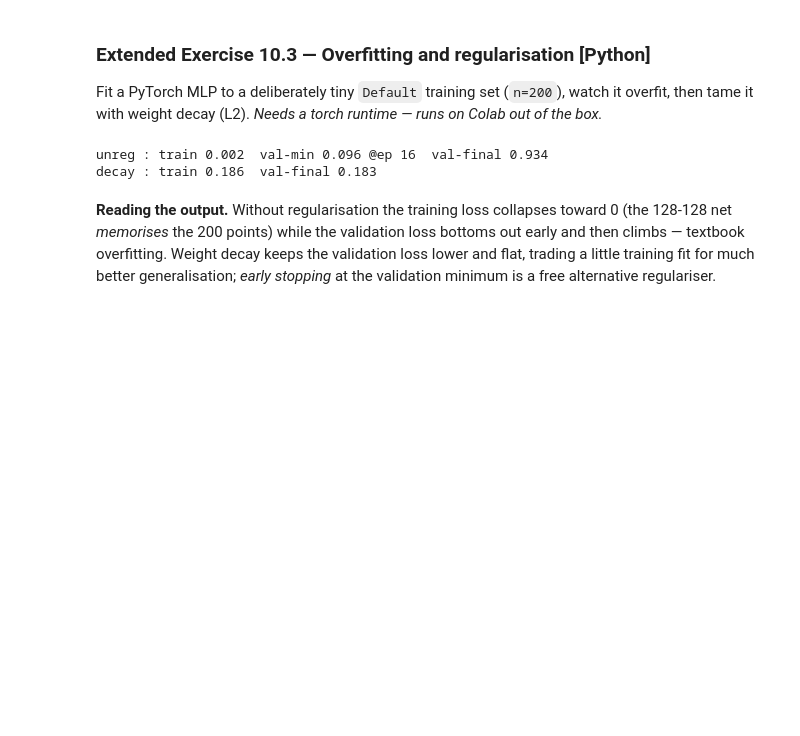
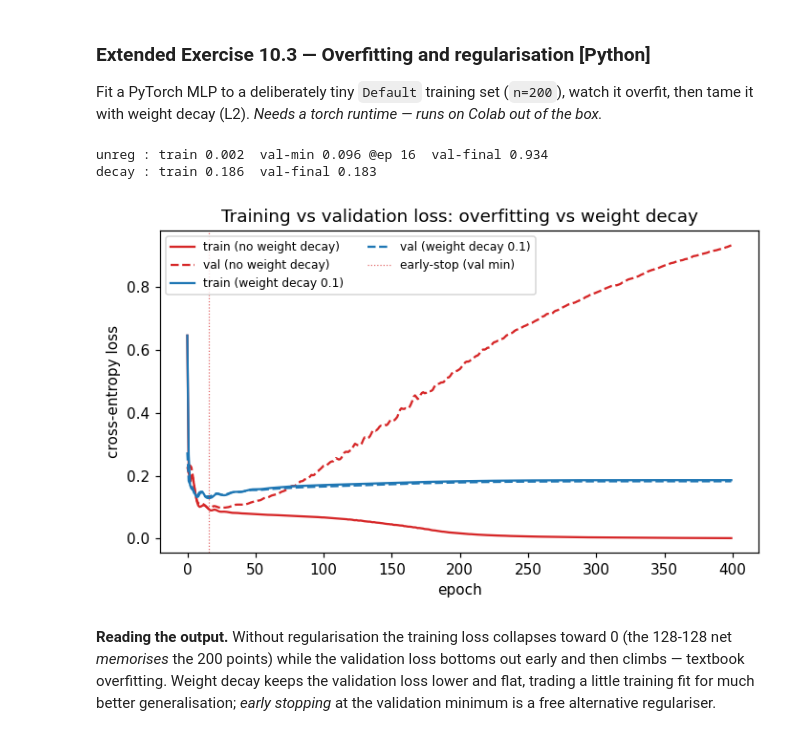
Before and after one commit to ChrisW09/Quantitative-Research-Methods, a Jupyter notebook: Lab_Notebooks/chapter_10_lab.ipynb, the cells around one changed output. Saved outputs shown, nothing was run; the diff lists cells and outputs as text; code cells hidden in the pictures; blank space fills up the shorter version.

```diff
--- a/Lab_Notebooks/chapter_10_lab.ipynb
+++ b/Lab_Notebooks/chapter_10_lab.ipynb
@@ -208,33 +208,46 @@ if HAVE_TORCH:
     Xtr, Xte = map(lambda a: torch.tensor(a, dtype=torch.float32), (Xtr, Xte))
     ytr, yte = map(lambda a: torch.tensor(a, dtype=torch.int64),   (ytr, yte))
 
     def curve(weight_decay, epochs=400):               # returns per-epoch losses
         torch.manual_seed(1)                           # reproducible weights
         net = nn.Sequential(nn.Linear(3, 128), nn.ReLU(),   # wide MLP, no dropout
                             nn.Linear(128, 128), nn.ReLU(),
                             nn.Linear(128, 2))
         loss_fn = nn.CrossEntropyLoss()                # softmax + log-loss in one
         opt = optim.Adam(net.parameters(), lr=1e-2,
                          weight_decay=weight_decay)     # L2 penalty lives here
         tr, va = [], []
         for _ in range(epochs):                        # full-batch gradient steps
             opt.zero_grad(); loss = loss_fn(net(Xtr), ytr)
             loss.backward(); opt.step()                # backprop + update
             with torch.no_grad():                      # eval: no gradients
                 tr.append(loss.item())
                 va.append(loss_fn(net(Xte), yte).item())
         return tr, va
 
     tr0, va0 = curve(0.0)                              # unregularised -> overfits
     tr1, va1 = curve(0.1)                              # strong weight decay (L2)
     print(f"unreg : train {tr0[-1]:.3f}  val-min {min(va0):.3f} "
           f"@ep {int(np.argmin(va0))}  val-final {va0[-1]:.3f}")
     print(f"decay : train {tr1[-1]:.3f}  val-final {va1[-1]:.3f}")
     # Typical: unreg train -> ~0 but val U-turns upward (overfitting);
     #          decay keeps val lower and flat. Early stopping = val minimum.
+
+    # Two-curve overfitting diagnostic: train vs validation loss.
+    fig, ax = plt.subplots(figsize=(6.5, 4))
+    ax.plot(tr0, color="C3", label="train (no weight decay)")
+    ax.plot(va0, color="C3", ls="--", label="val (no weight decay)")
+    ax.plot(tr1, color="C0", label="train (weight decay 0.1)")
+    ax.plot(va1, color="C0", ls="--", label="val (weight decay 0.1)")
+    ax.axvline(int(np.argmin(va0)), color="C3", lw=0.8, ls=":", alpha=0.7,
+               label="early-stop (val min)")
+    ax.set_xlabel("epoch"); ax.set_ylabel("cross-entropy loss")
+    ax.set_title("Training vs validation loss: overfitting vs weight decay")
+    ax.legend(fontsize=8, ncol=2); plt.tight_layout(); plt.show()
 # %% [output]
 unreg : train 0.002  val-min 0.096 @ep 16  val-final 0.934
 decay : train 0.186  val-final 0.183
+[figure, added]
 # %% [markdown]
 **Reading the output.** Without regularisation the training loss collapses toward 0 (the 128-128 net *memorises* the 200 points) while the validation loss bottoms out early and then climbs — textbook overfitting. Weight decay keeps the validation loss lower and flat, trading a little training fit for much better generalisation; *early stopping* at the validation minimum is a free alternative regulariser.
 # %% [markdown]
```
Also changed, not shown: parts of 1 cell of this notebook.
